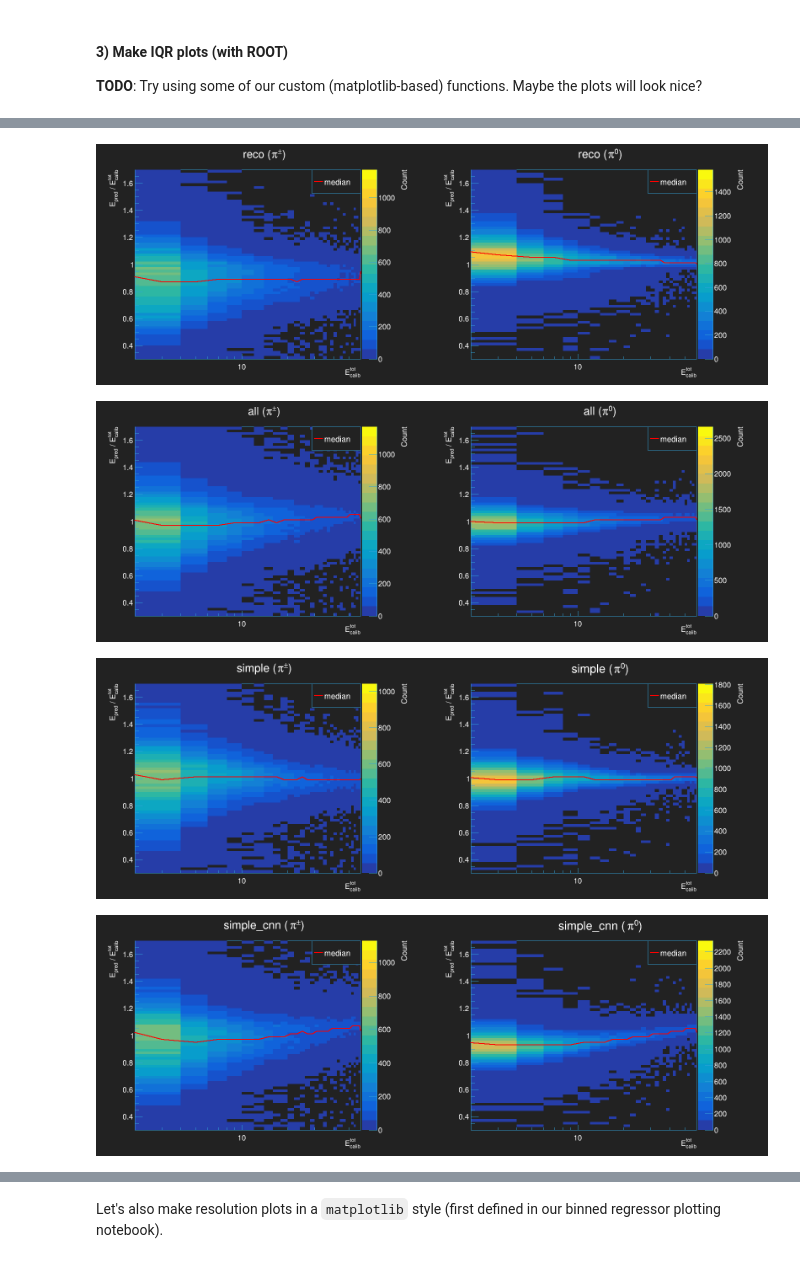
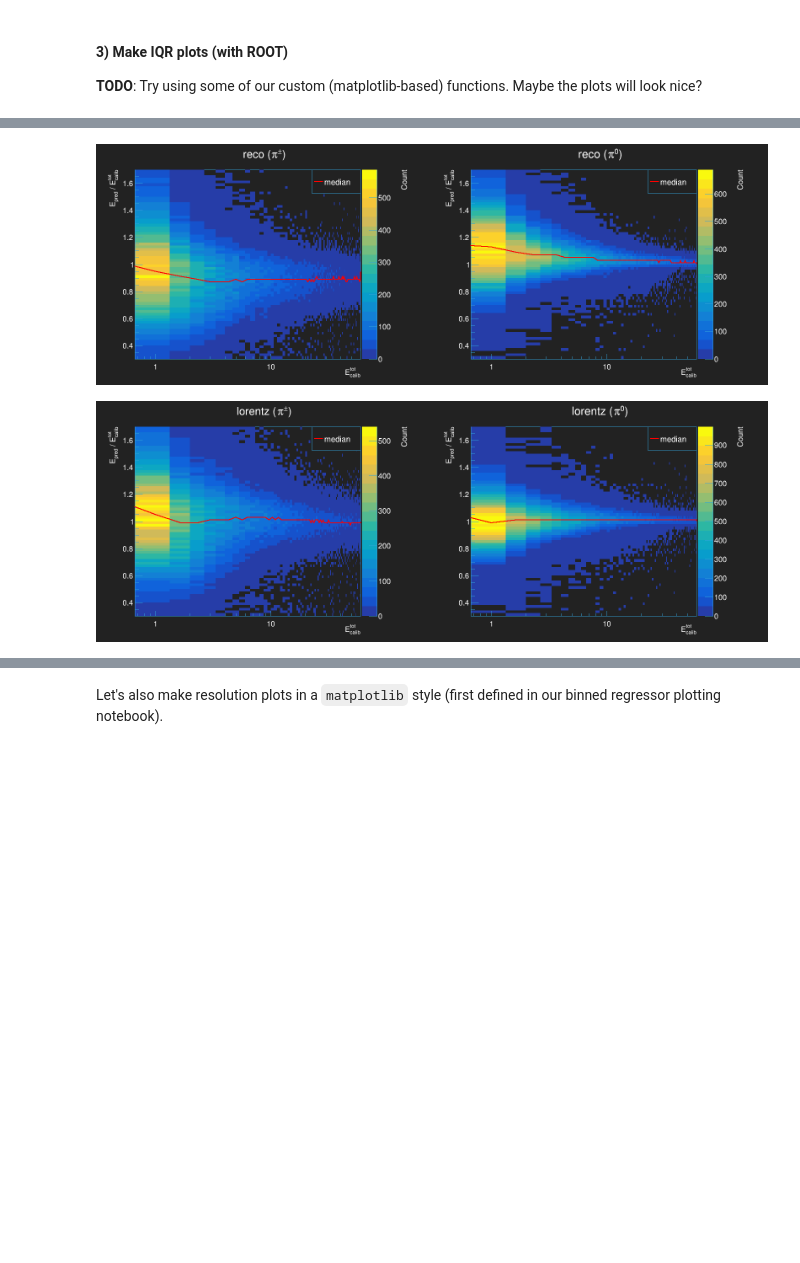
Before and after one commit to atlas-calo-ml/caloml-atlas, a Jupyter notebook: regression2/IQRComparison.ipynb, the cells around one changed output, grey strips where cells are left out. Cells and saved outputs as stored; diff of their text form; code cells hidden in the pictures; blank space fills up the shorter version.

```diff
--- a/regression2/IQRComparison.ipynb
+++ b/regression2/IQRComparison.ipynb
@@ -5,7 +5,7 @@ This notebook makes plots of energy resolution (defined by the interquartile ran
 # %%
 # source & subdir -- used to specify a set of networks that were trained with particular data & settings
 source = 'pion'
-subdir = 'pion4'
+subdir = 'pion6'
 # %% [markdown]
 #### 1) Initial setup
 # %%
@@ -56,6 +56,7 @@ Rather than get the data, networks & re-evaluate everything, we're just going to
 # list of networks to evaluate
 models = ['all','simple','simple_cnn','split_emb_cnn']
 colors = [rt.kRed, rt.kYellow, plotstyle.main, rt.kGreen, plotstyle.text]
+models = ['lorentz']
 
 # drop any models we don't find
 models2 = []
@@ -244,7 +245,7 @@ plt.savefig(plotpath + 'resolution.png',dpi=300)
 hists = []
 curves = []
 
-nbins = [1000,70]
+nbins = [120,70]
 title_suffix = ';E_{calib}^{tot};E_{pred} / E_{calib}^{tot};Count'
 
 #models_short = ['reco', 'all', 'simple','simple_cnn','split_emb_cnn']
@@ -261,36 +262,34 @@ for model in plot_keys:
 
         c.cd(i+1)
 
         if(model == 'reco'): curve, h = rpu.EnergyPlot2D(results[models[0]][pkey]['reco'], results[models[0]][pkey]['truth'],
                                                          title='{} ({})'.format(model, pname[pkey]) + title_suffix,
-                                                         nbins = nbins
+                                                         nbins = nbins, x_range = x_range
                                                         )
 
         else: curve, h = rpu.EnergyPlot2D(results[model][pkey]['output'] * results[model][pkey]['reco'], results[model][pkey]['truth'],
                                           title='{} ({})'.format(model, pname[pkey]) + title_suffix,
-                                          nbins = nbins
+                                          nbins = nbins, x_range = x_range
                                          )
 
         leg = rt.TLegend(0.65,0.8,0.8,0.9)
         leg.SetTextColor(plotstyle.text)
         leg.AddEntry(curve,'median','l')
 
 
         h.Draw('COLZ')
         h.GetXaxis().SetRangeUser(.1,6.0e1)
         h.GetZaxis().SetTitleOffset(1.5)
         curve.Draw('SAME')
         leg.Draw()
         rt.gPad.SetLogx()
         rt.gPad.SetLeftMargin(0.1)
         rt.gPad.SetRightMargin(0.2)
         c.Draw()
         hists.append(h)
         curves.append(curve)
         legends.append(leg)
         canvases.append(c)
 # %% [output]
-[figure, old version]
+[figure, new version]
-[figure, old version]
+[figure, new version]
-[figure, removed]
-[figure, removed]
```
Also changed, not shown: parts of 4 cells of this notebook, 5 other files.
